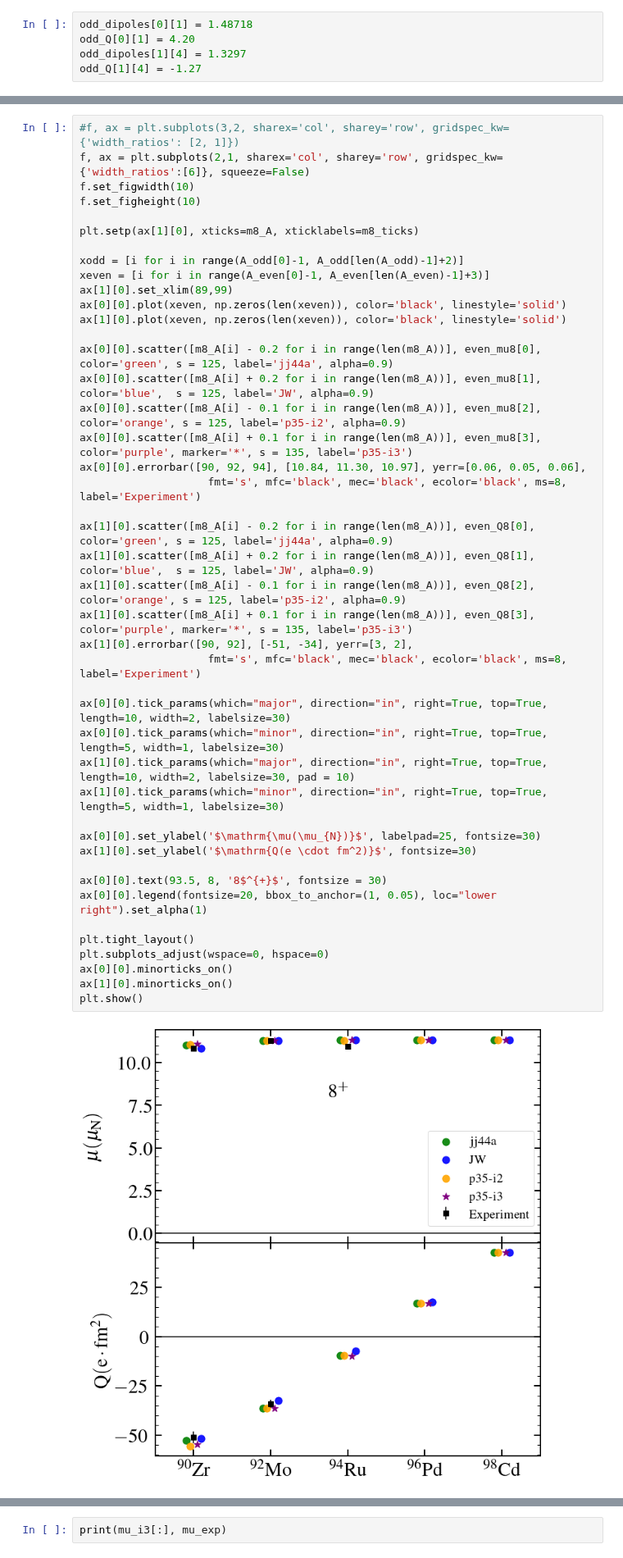
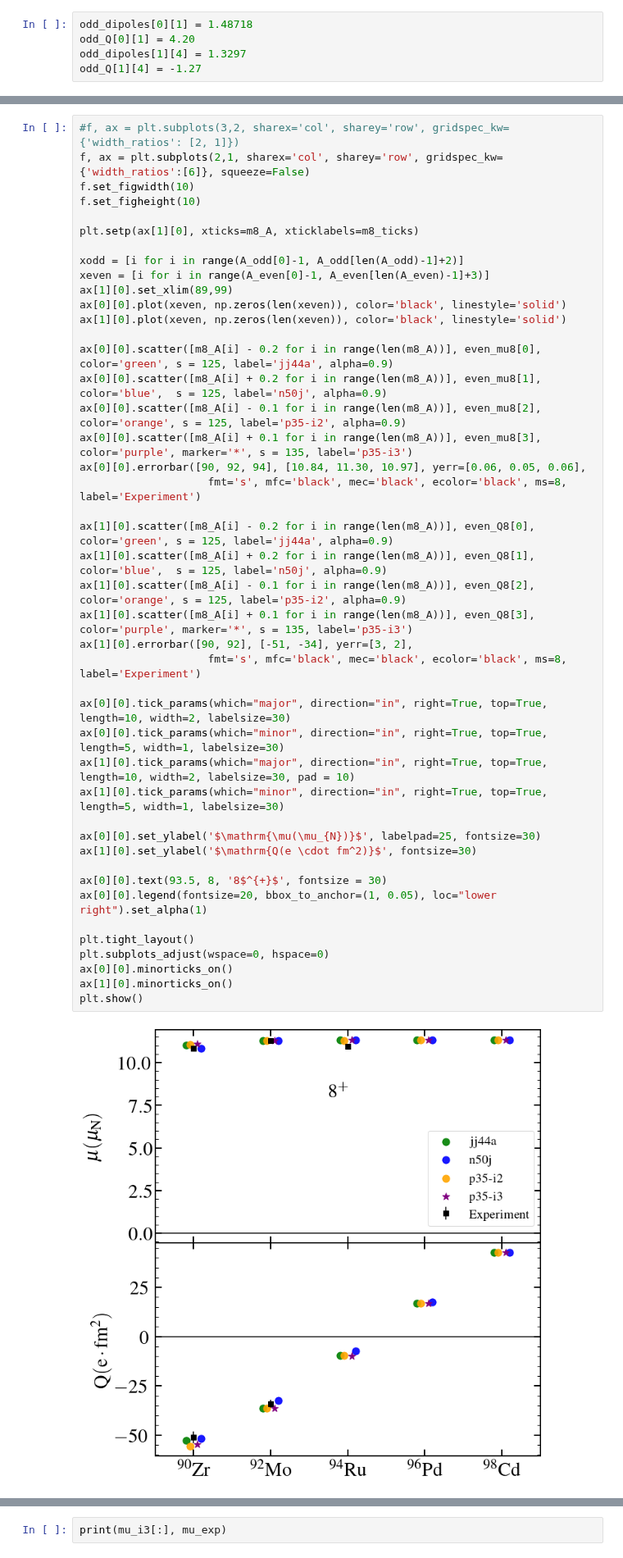
Before and after one commit to JordanPurcell/Research, a Jupyter notebook: plots/EM_properties.ipynb, the cells around one changed output, grey strips where cells are left out. Shown at 82% size. Drawn from its saved outputs; the diff is of its cells as text.

```diff
--- a/plots/EM_properties.ipynb
+++ b/plots/EM_properties.ipynb
@@ -332,37 +384,37 @@ ax[0][0].plot(xeven, np.zeros(len(xeven)), color='black', linestyle='solid')
 ax[1][0].plot(xeven, np.zeros(len(xeven)), color='black', linestyle='solid')
 
 ax[0][0].scatter([m8_A[i] - 0.2 for i in range(len(m8_A))], even_mu8[0], color='green', s = 125, label='jj44a', alpha=0.9)
-ax[0][0].scatter([m8_A[i] + 0.2 for i in range(len(m8_A))], even_mu8[1], color='blue',  s = 125, label='JW', alpha=0.9)
+ax[0][0].scatter([m8_A[i] + 0.2 for i in range(len(m8_A))], even_mu8[1], color='blue',  s = 125, label='n50j', alpha=0.9)
 ax[0][0].scatter([m8_A[i] - 0.1 for i in range(len(m8_A))], even_mu8[2], color='orange', s = 125, label='p35-i2', alpha=0.9)
 ax[0][0].scatter([m8_A[i] + 0.1 for i in range(len(m8_A))], even_mu8[3], color='purple', marker='*', s = 135, label='p35-i3')
 ax[0][0].errorbar([90, 92, 94], [10.84, 11.30, 10.97], yerr=[0.06, 0.05, 0.06],
                     fmt='s', mfc='black', mec='black', ecolor='black', ms=8, label='Experiment')
 
 ax[1][0].scatter([m8_A[i] - 0.2 for i in range(len(m8_A))], even_Q8[0], color='green', s = 125, label='jj44a', alpha=0.9)
-ax[1][0].scatter([m8_A[i] + 0.2 for i in range(len(m8_A))], even_Q8[1], color='blue',  s = 125, label='JW', alpha=0.9)
+ax[1][0].scatter([m8_A[i] + 0.2 for i in range(len(m8_A))], even_Q8[1], color='blue',  s = 125, label='n50j', alpha=0.9)
 ax[1][0].scatter([m8_A[i] - 0.1 for i in range(len(m8_A))], even_Q8[2], color='orange', s = 125, label='p35-i2', alpha=0.9)
 ax[1][0].scatter([m8_A[i] + 0.1 for i in range(len(m8_A))], even_Q8[3], color='purple', marker='*', s = 135, label='p35-i3')
 ax[1][0].errorbar([90, 92], [-51, -34], yerr=[3, 2],
                     fmt='s', mfc='black', mec='black', ecolor='black', ms=8, label='Experiment')
 
 ax[0][0].tick_params(which="major", direction="in", right=True, top=True, length=10, width=2, labelsize=30)
 ax[0][0].tick_params(which="minor", direction="in", right=True, top=True, length=5, width=1, labelsize=30)
 ax[1][0].tick_params(which="major", direction="in", right=True, top=True, length=10, width=2, labelsize=30, pad = 10)
 ax[1][0].tick_params(which="minor", direction="in", right=True, top=True, length=5, width=1, labelsize=30)
 
 ax[0][0].set_ylabel('$\mathrm{\mu(\mu_{N})}$', labelpad=25, fontsize=30)
 ax[1][0].set_ylabel('$\mathrm{Q(e \cdot fm^2)}$', fontsize=30)
 
 ax[0][0].text(93.5, 8, '8$^{+}$', fontsize = 30)
 ax[0][0].legend(fontsize=20, bbox_to_anchor=(1, 0.05), loc="lower right").set_alpha(1)
 
 plt.tight_layout()
 plt.subplots_adjust(wspace=0, hspace=0)
 ax[0][0].minorticks_on()
 ax[1][0].minorticks_on()
 plt.show()
 # %% [output]
-[figure, old version]
+[figure, new version]
 # %%
 #f, ax = plt.subplots(3,2, sharex='col', sharey='row', gridspec_kw={'width_ratios': [2, 1]})
 f, ax = plt.subplots(2,3, sharex='col', sharey='row', gridspec_kw={'width_ratios':[6,6,5]})
```
Also changed, not shown: parts of 8 cells of this notebook, 7 other files.
